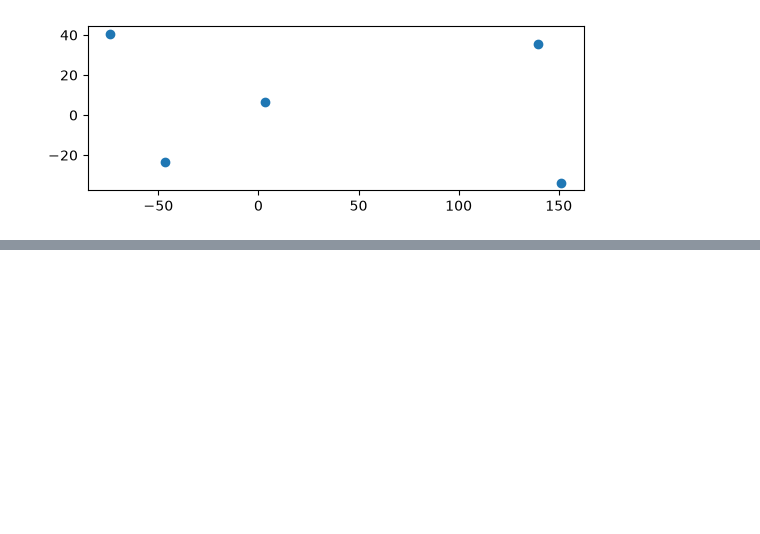
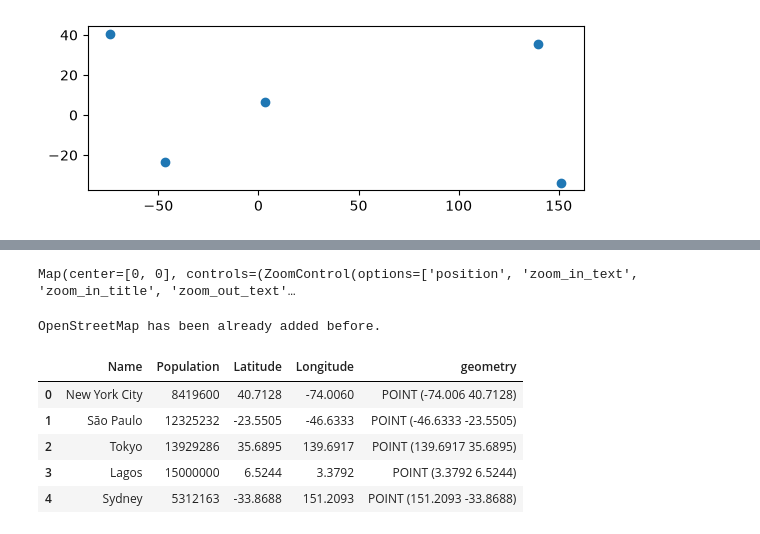
Before and after one commit to Pakrim/GIS-Latihan, a Jupyter notebook: geopandas_2.ipynb, the cells around one changed output, grey strips where cells are left out. Cells and saved outputs as stored; diff of their text form; code cells hidden in the pictures; blank space fills up the shorter version.

```diff
--- a/geopandas_2.ipynb
+++ b/geopandas_2.ipynb
@@ -28,0 +39,2 @@ gdf.plot()
+# %%
+gdf = gdf.set_crs(epsg=4326)
@@ -32,0 +61,4 @@ gdf.explore()
+# %%
+m
+# %% [output]
+Map(center=[0, 0], controls=(ZoomControl(options=['position', 'zoom_in_text', 'zoom_in_title', 'zoom_out_text'…
@@ -32,0 +67,14 @@ gdf.explore()
+# %%
+m.add_basemap("Esri.WorldImagery") #satelit
+m.add_basemap("OpenStreetMap") #openstreet
+# %% [output]
+OpenStreetMap has been already added before.
+# %%
+gdf.head()
+# %% [output]
+|  | Name | Population | Latitude | Longitude | geometry |
+| 0 | New York City | 8419600 | 40.7128 | -74.0060 | POINT (-74.006 40.7128) |
+| 1 | São Paulo | 12325232 | -23.5505 | -46.6333 | POINT (-46.6333 -23.5505) |
+| 2 | Tokyo | 13929286 | 35.6895 | 139.6917 | POINT (139.6917 35.6895) |
+| 3 | Lagos | 15000000 | 6.5244 | 3.3792 | POINT (3.3792 6.5244) |
+| 4 | Sydney | 5312163 | -33.8688 | 151.2093 | POINT (151.2093 -33.8688) |
```
Also changed, not shown: parts of 5 cells of this notebook, 1 other file.
